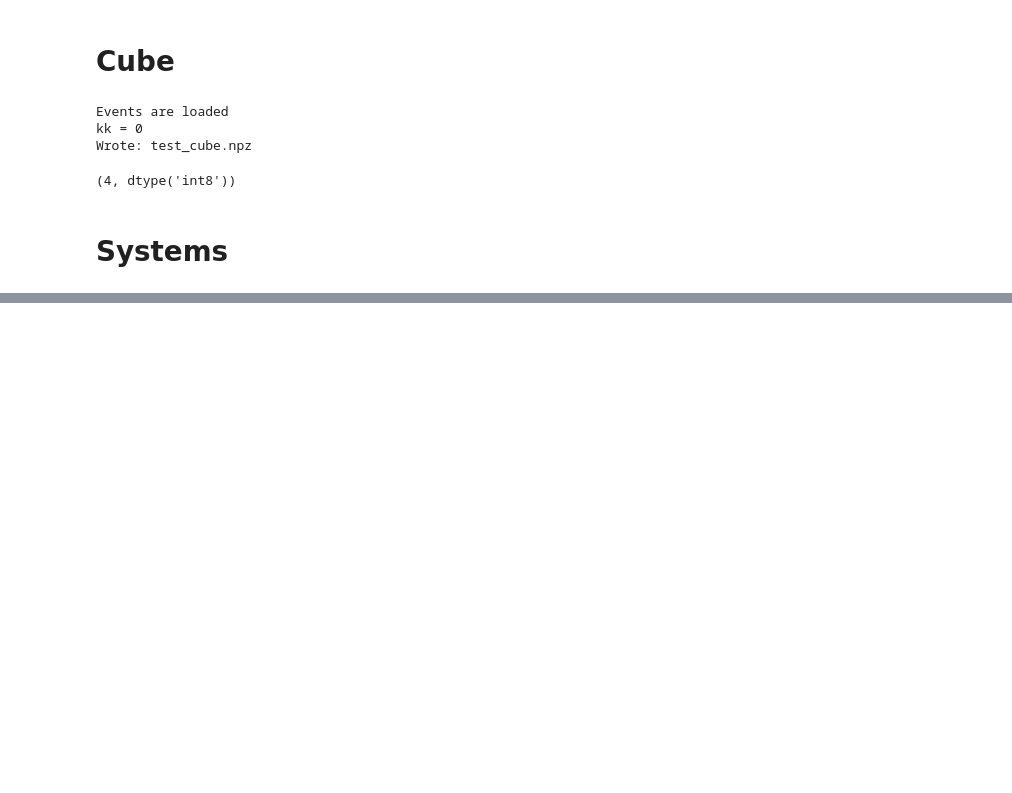
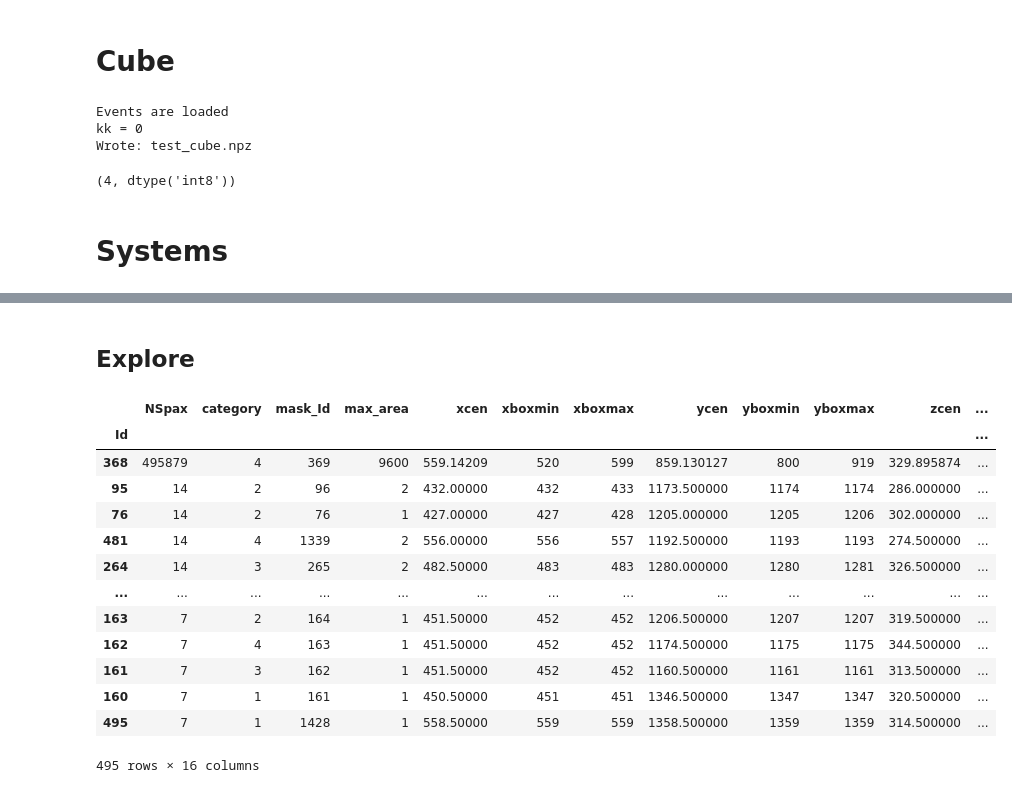
Before and after one commit to profxj/mhw_analysis, a Jupyter notebook: doc/nb/MHW_System_Tests.ipynb, the cells around one changed output, grey strips where cells are left out. Drawn from its saved outputs; the diff is of its cells as text; code cells hidden in the pictures; blank space fills up the shorter version.

Commit message:
tests are good

```diff
--- a/doc/nb/MHW_System_Tests.ipynb
+++ b/doc/nb/MHW_System_Tests.ipynb
@@ -234,4 +236,5 @@ np.max(cube), cube.dtype
 # %%
 reload(mhw_build)
-mhw_sys, mhw_mask = mhw_build.
+mhw_sys, mhw_mask = mhw_build.main(cube=cube, mhwsys_file='test_mhw_systems.hdf',
+                                  dmy_start=(1983,1,1))
 # %% [output]
@@ -238,0 +254,20 @@ mhw_sys, mhw_mask = mhw_build.
+# %% [markdown]
+## Explore
+# %%
+mhw_sys = mhw_sys.sort_values('NSpax', ascending=False)
+mhw_sys
+# %% [output]
+|  | NSpax | category | mask_Id | max_area | xcen | xboxmin | xboxmax | ycen | yboxmin | yboxmax | zcen | ... |
+| Id |  |  |  |  |  |  |  |  |  |  |  | ... |
+| 368 | 495879 | 4 | 369 | 9600 | 559.14209 | 520 | 599 | 859.130127 | 800 | 919 | 329.895874 | ... |
+| 95 | 14 | 2 | 96 | 2 | 432.00000 | 432 | 433 | 1173.500000 | 1174 | 1174 | 286.000000 | ... |
+| 76 | 14 | 2 | 76 | 1 | 427.00000 | 427 | 428 | 1205.000000 | 1205 | 1206 | 302.000000 | ... |
+| 481 | 14 | 4 | 1339 | 2 | 556.00000 | 556 | 557 | 1192.500000 | 1193 | 1193 | 274.500000 | ... |
+| 264 | 14 | 3 | 265 | 2 | 482.50000 | 483 | 483 | 1280.000000 | 1280 | 1281 | 326.500000 | ... |
+| ... | ... | ... | ... | ... | ... | ... | ... | ... | ... | ... | ... | ... |
+| 163 | 7 | 2 | 164 | 1 | 451.50000 | 452 | 452 | 1206.500000 | 1207 | 1207 | 319.500000 | ... |
+| 162 | 7 | 4 | 163 | 1 | 451.50000 | 452 | 452 | 1174.500000 | 1175 | 1175 | 344.500000 | ... |
+| 161 | 7 | 3 | 162 | 1 | 451.50000 | 452 | 452 | 1160.500000 | 1161 | 1161 | 313.500000 | ... |
+| 160 | 7 | 1 | 161 | 1 | 450.50000 | 451 | 451 | 1346.500000 | 1347 | 1347 | 320.500000 | ... |
+| 495 | 7 | 1 | 1428 | 1 | 558.50000 | 559 | 559 | 1358.500000 | 1359 | 1359 | 314.500000 | ... |
+495 rows × 16 columns
```
Also changed, not shown: parts of 7 cells of this notebook, 3 other files.
